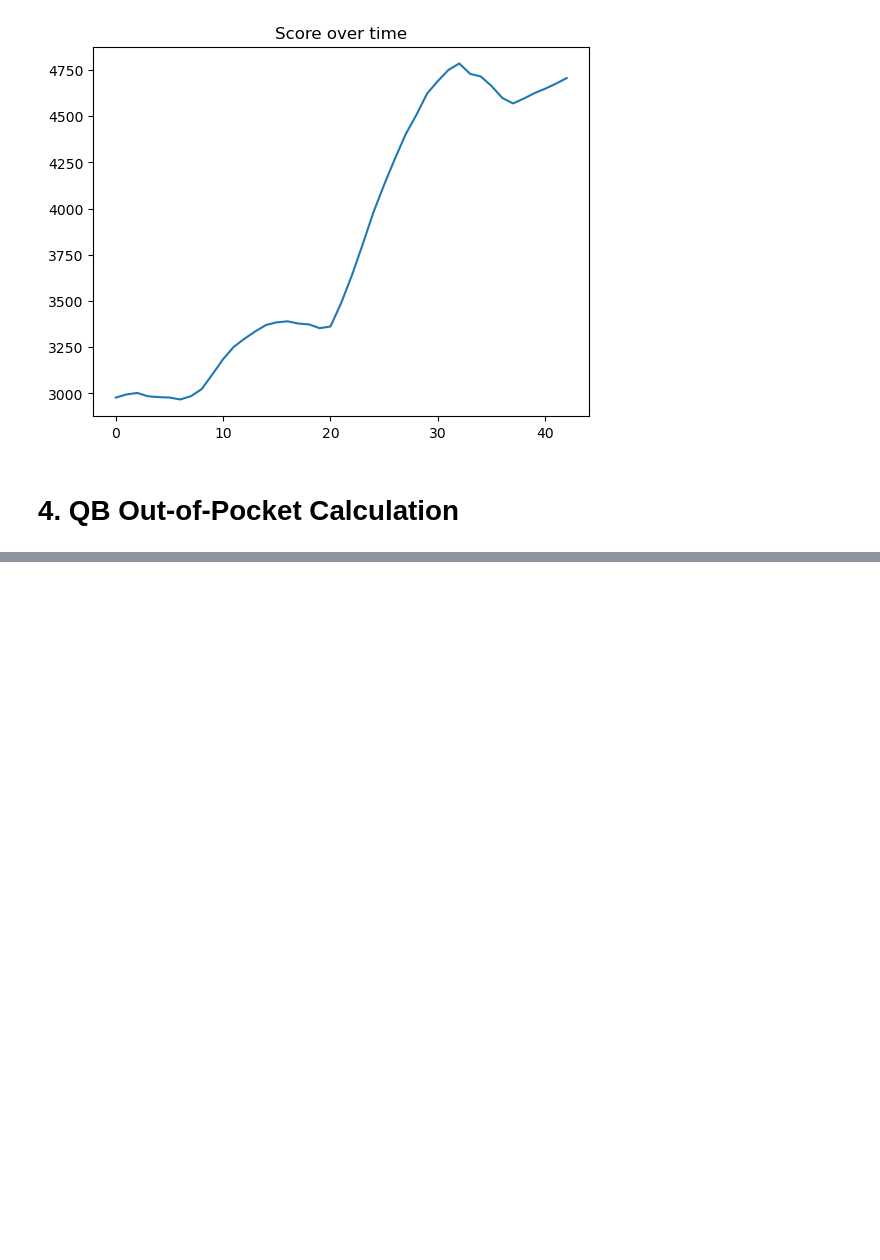
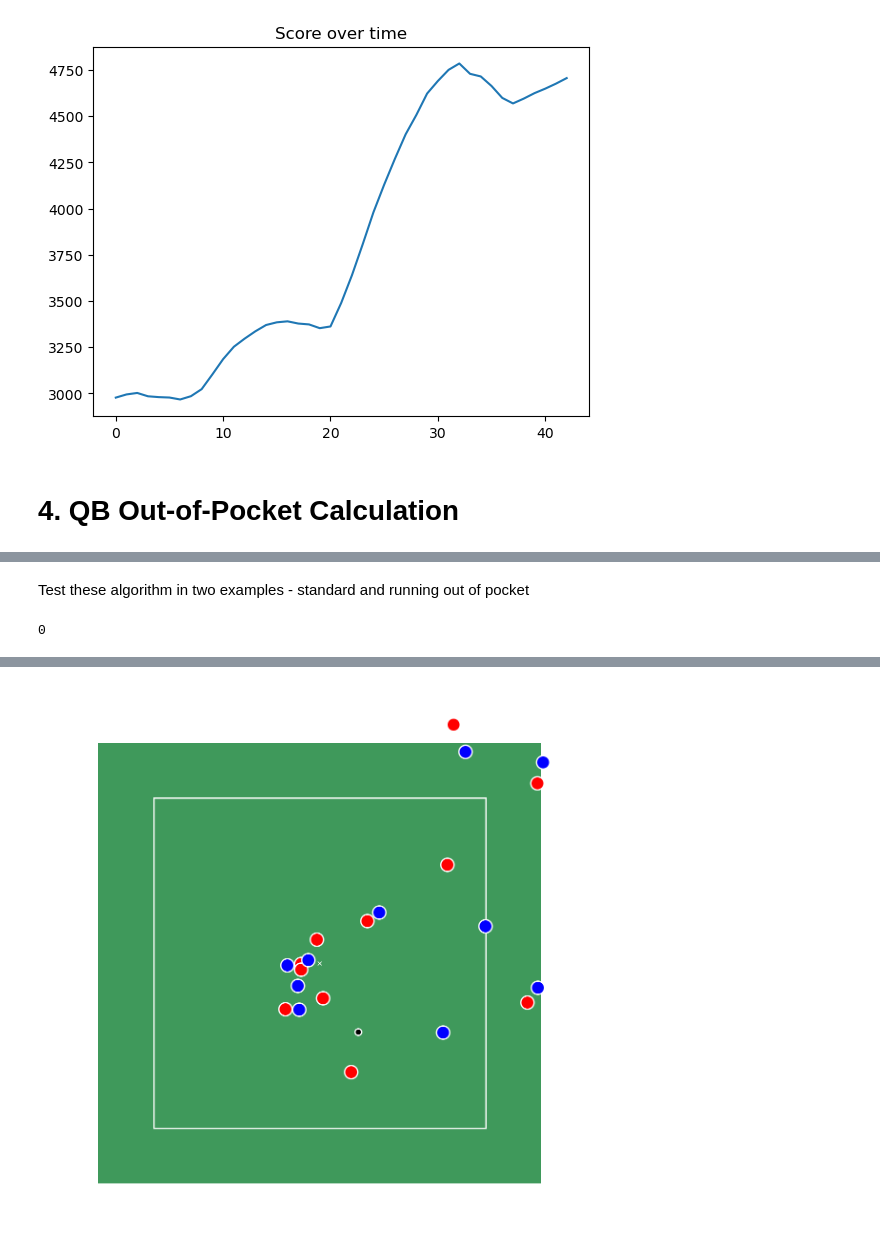
Before and after one commit to mcachosoblechero/MagicNFL, a Jupyter notebook: exploration/score_function.ipynb, the cells around one changed output, grey strips where cells are left out. Drawn from its saved outputs; the diff is of its cells as text; code cells hidden in the pictures; blank space fills up the shorter version.

```diff
--- a/exploration/score_function.ipynb
+++ b/exploration/score_function.ipynb
@@ -281,13 +286,3 @@ Text(0.5, 1.0, 'Score over time')
 [figure]
 # %% [markdown]
 # 4. QB Out-of-Pocket Calculation
-# %%
-def calculate_qb_score(team1, config):
-    """
-    Calculate the additional score due to QB being outside the pocket
-    :param team1: Information regarding team 1
-    :param config: Run parameters
-    :return: QB OOP Score
-    """
-
-    return 0
@@ -293,0 +369,18 @@ def calculate_qb_score(team1, config):
+# %% [markdown]
+Test these algorithm in two examples - standard and running out of pocket
+# %%
+# Define Game & Play ID and pre-process
+gameId = "2021090900"
+playId = "97"
+
+# Extract info from the play
+team1, team2, ball = extractPlay(week1_data, gameId, playId)
+team1, team2, ball = preprocessPlay_refLineScrimmageInit(team1, team2, ball, delay_frame=config['hold_QB_ref'], post_snap_time=config['post_snap_time'])
+
+# Calculate OOP QB Score
+print(calculate_qb_score(team1, config))
+
+# Plot the play
+animatePlay_Generic(team1, team2, ball, drawPocket(), store_path=f"../videos/{gameId}_{playId}_pocket.mp4")
+# %% [output]
+0
@@ -293,0 +388 @@ def calculate_qb_score(team1, config):
+[figure, added]
```
Also changed, not shown: parts of 8 cells of this notebook.
